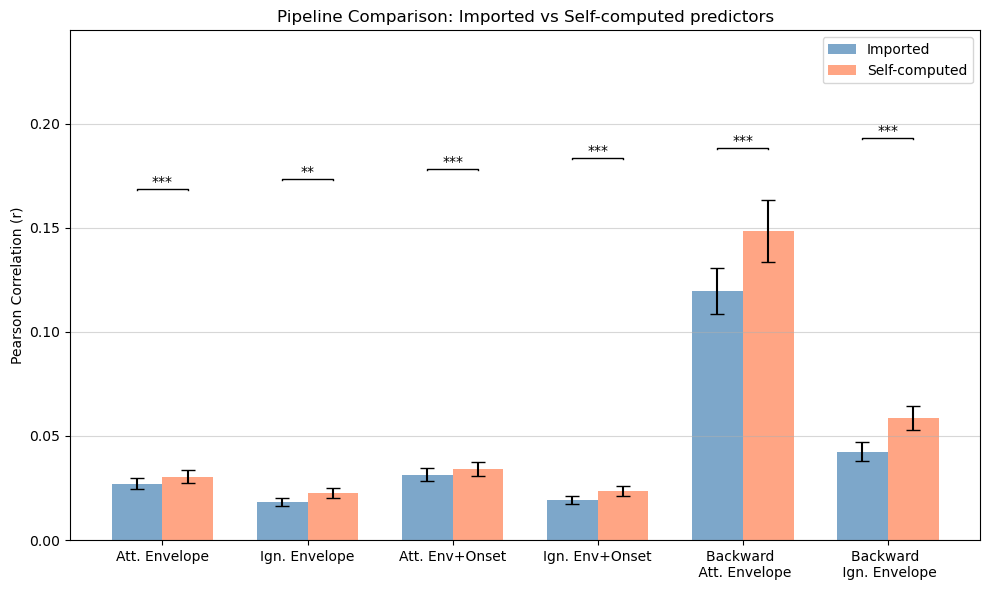
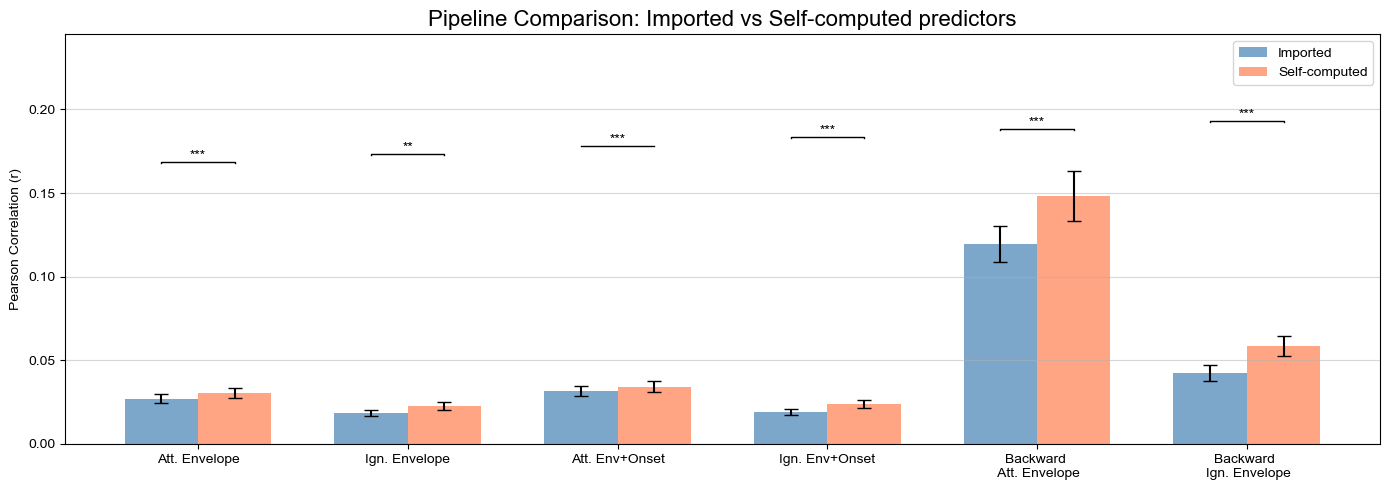
Unified diff of the notebook cell whose output changed from the first chart to the second:
--- before
+++ after
@@ -33,5 +33,5 @@
     width = 0.35
 
-    fig, ax = plt.subplots(figsize=(10, 6))
+    fig, ax = plt.subplots(figsize=(14, 5))
     bars_imported = ax.bar(x - width/2, imported_means, width, yerr=imported_sems, capsize=5, color='steelblue', alpha=0.7, label='Imported')
     bars_self     = ax.bar(x + width/2, self_means,     width, yerr=self_sems,     capsize=5, color='coral',     alpha=0.7, label='Self-computed')

Commit: some stremlining of and update to FUGLSANG trial based AAD plot